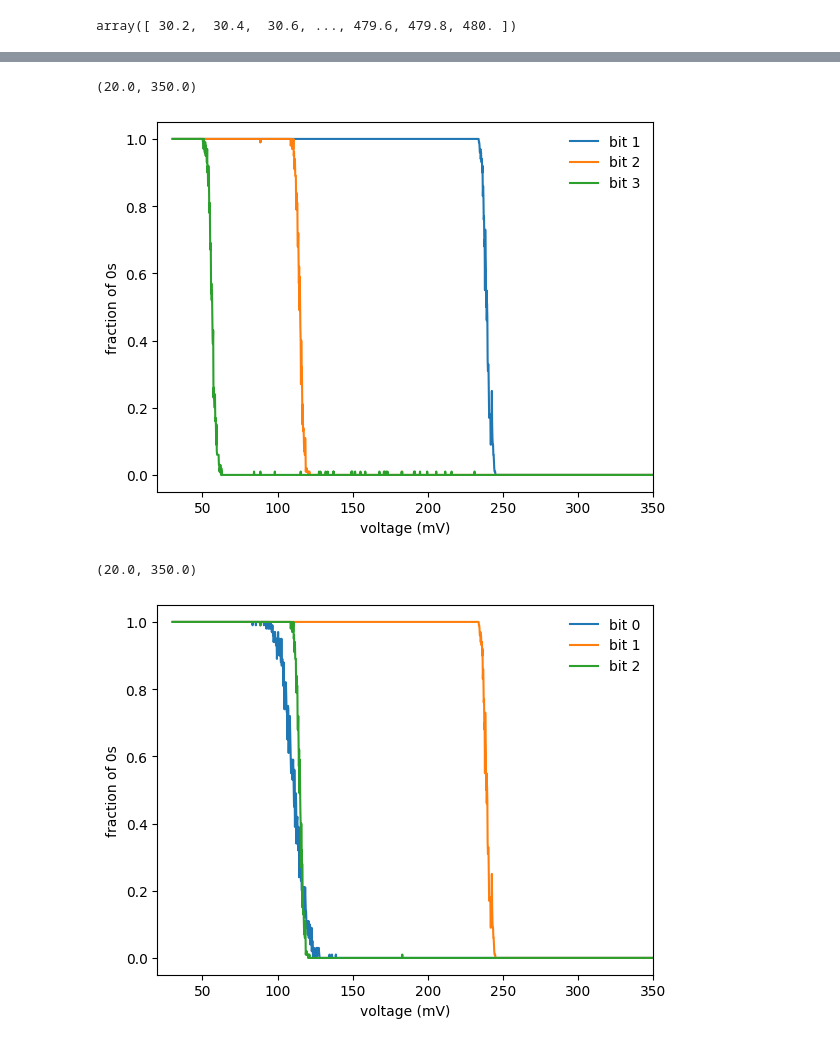
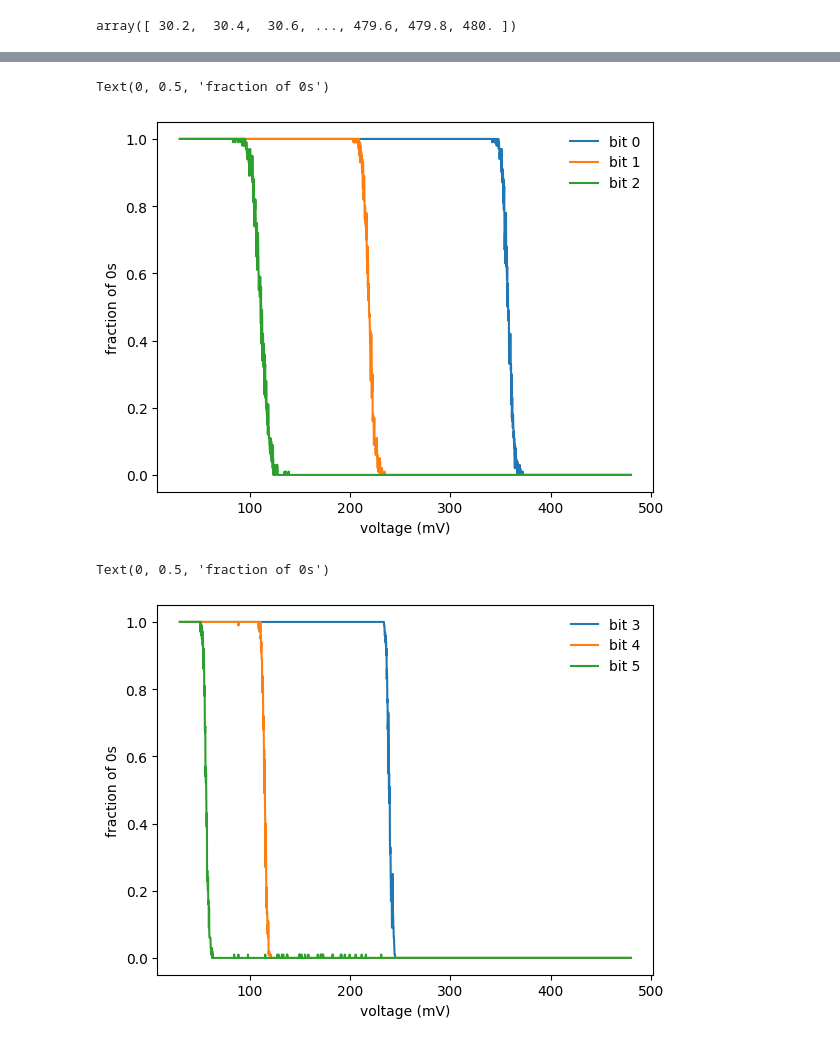
Before and after one commit to jieunyoo/chipOct23, a Jupyter notebook: plotScurve.ipynb, the cells around one changed output, grey strips where cells are left out. Drawn from its saved outputs; the diff is of its cells as text; code cells hidden in the pictures.

```diff
--- a/plotScurve.ipynb
+++ b/plotScurve.ipynb
@@ -20,44 +35,44 @@ df1 = pd.read_csv('bits.csv')
 # %%
 import pandas as pd
 import numpy as np
 import matplotlib.pyplot as plt
 from scipy.optimize import curve_fit
 
-ydata0 = df1['1'].to_numpy().flatten()
-ydata1 = df1['2'].to_numpy().flatten()
-ydata2 = df1['3'].to_numpy().flatten()
+ydata0 = df1['0'].to_numpy().flatten()
+ydata1 = df1['1'].to_numpy().flatten()
+ydata2 = df1['2'].to_numpy().flatten()
 
-plt.plot(xdata,ydata0, label='bit 1')
-plt.plot(xdata,ydata1, label='bit 2')
-plt.plot(xdata,ydata2, label='bit 3')
+plt.plot(xdata,ydata0, label='bit 0')
+plt.plot(xdata,ydata1, label='bit 1')
+plt.plot(xdata,ydata2, label='bit 2')
 plt.legend(loc='upper right',framealpha=0.0)
 plt.xlabel('voltage (mV)')
 plt.ylabel('fraction of 0s')
 #plt.title('bits 1,2,3')
-plt.xlim([20,350])
+#plt.xlim([20,350])
 #plt.savefig('Scurvebit012.png')
 # %% [output]
-(20.0, 350.0)
+Text(0, 0.5, 'fraction of 0s')
-[figure, old version]
+[figure, new version]
 # %%
 import pandas as pd
 import numpy as np
 import matplotlib.pyplot as plt
 from scipy.optimize import curve_fit
 
-ydata0 = df1['0'].to_numpy().flatten()
-ydata1 = df1['1'].to_numpy().flatten()
-ydata2 = df1['2'].to_numpy().flatten()
+ydata0 = df1['3'].to_numpy().flatten()
+ydata1 = df1['4'].to_numpy().flatten()
+ydata2 = df1['5'].to_numpy().flatten()
 
-plt.plot(xdata,ydata0, label='bit 0')
-plt.plot(xdata,ydata1, label='bit 1')
-plt.plot(xdata,ydata2, label='bit 2')
+plt.plot(xdata,ydata0, label='bit 3')
+plt.plot(xdata,ydata1, label='bit 4')
+plt.plot(xdata,ydata2, label='bit 5')
 plt.legend(loc='upper right',framealpha=0.0)
 plt.xlabel('voltage (mV)')
 plt.ylabel('fraction of 0s')
 #plt.title('bits 4,5,6')
-plt.xlim([20,350])
+#plt.xlim([20,500])
 #plt.savefig('Scurvebit345.png')
 # %% [output]
-(20.0, 350.0)
+Text(0, 0.5, 'fraction of 0s')
-[figure, old version]
+[figure, new version]
```
Also changed, not shown: parts of 3 cells of this notebook, 2 other files.
